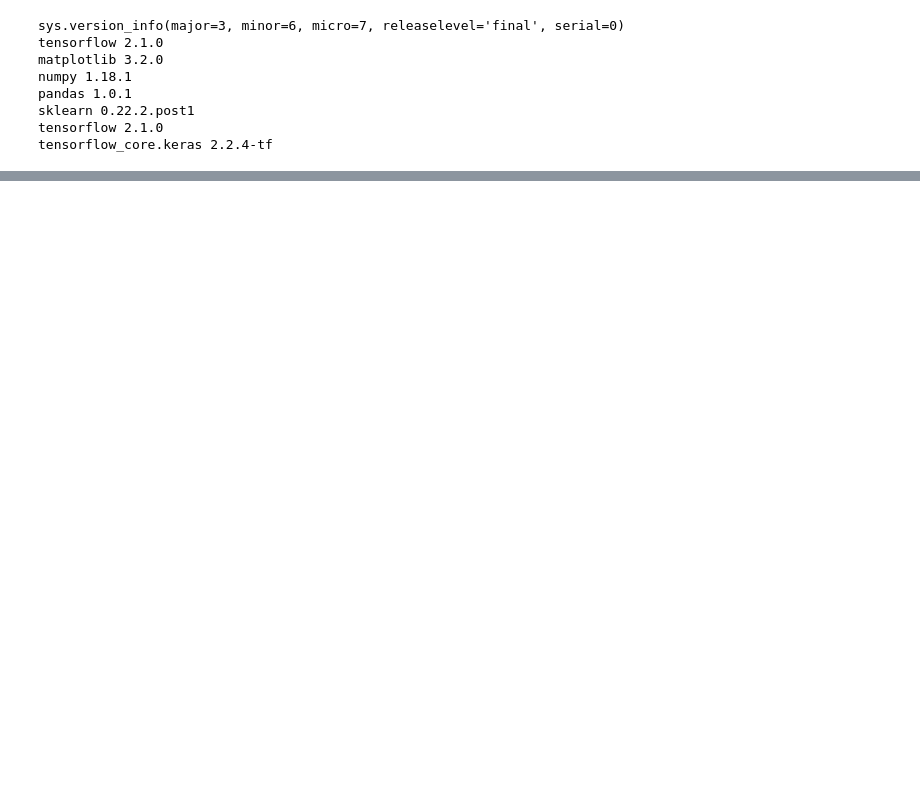
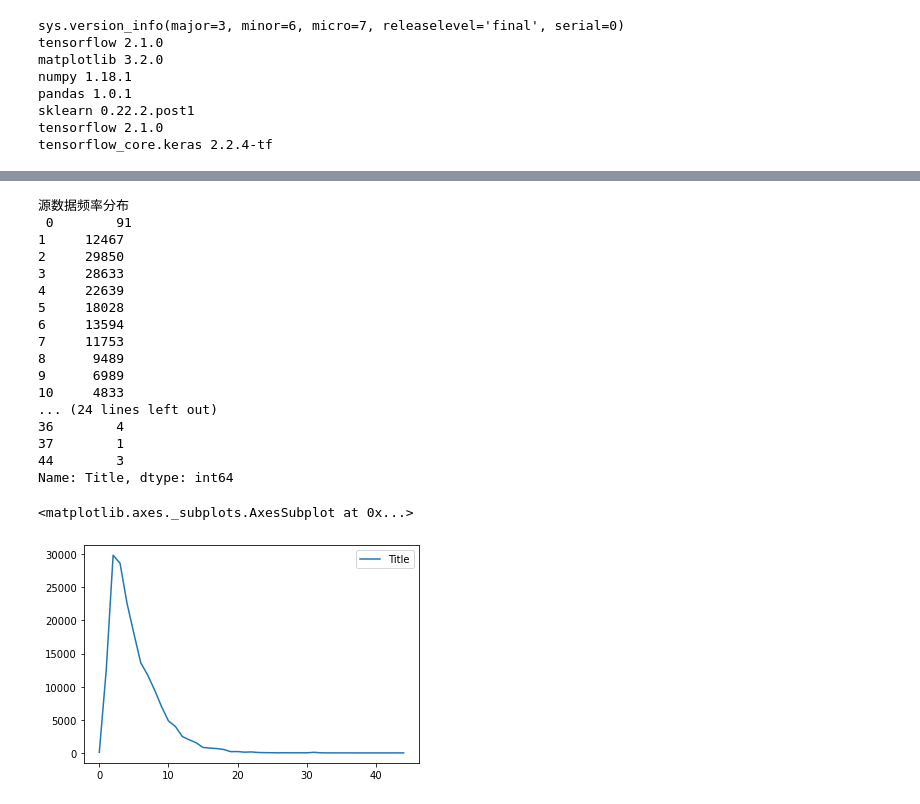
Before and after one commit to StrayCamel247/Recommend_system, a Jupyter notebook: stray_camel.ipynb, the cells around one changed output, grey strips where cells are left out. Saved outputs shown, nothing was run; the diff lists cells and outputs as text; code cells hidden in the pictures; blank space fills up the shorter version.

```diff
--- a/stray_camel.ipynb
+++ b/stray_camel.ipynb
@@ -115,0 +200,22 @@ origin_DATA.features
+# %%
+distribution_analysis(pd.DataFrame([len(l) for l in origin_DATA.features['Title']], columns=['Title'])['Title']).plot(y='Title', legend='Title')
+# %% [output]
+源数据频率分布
+ 0        91
+1     12467
+2     29850
+3     28633
+4     22639
+5     18028
+6     13594
+7     11753
+8      9489
+9      6989
+10     4833
+... (24 lines left out)
+36        4
+37        1
+44        3
+Name: Title, dtype: int64
+<matplotlib.axes._subplots.AxesSubplot at 0x...>
+[figure, added]
```
Also changed, not shown: parts of 8 cells of this notebook, 2 other files.
